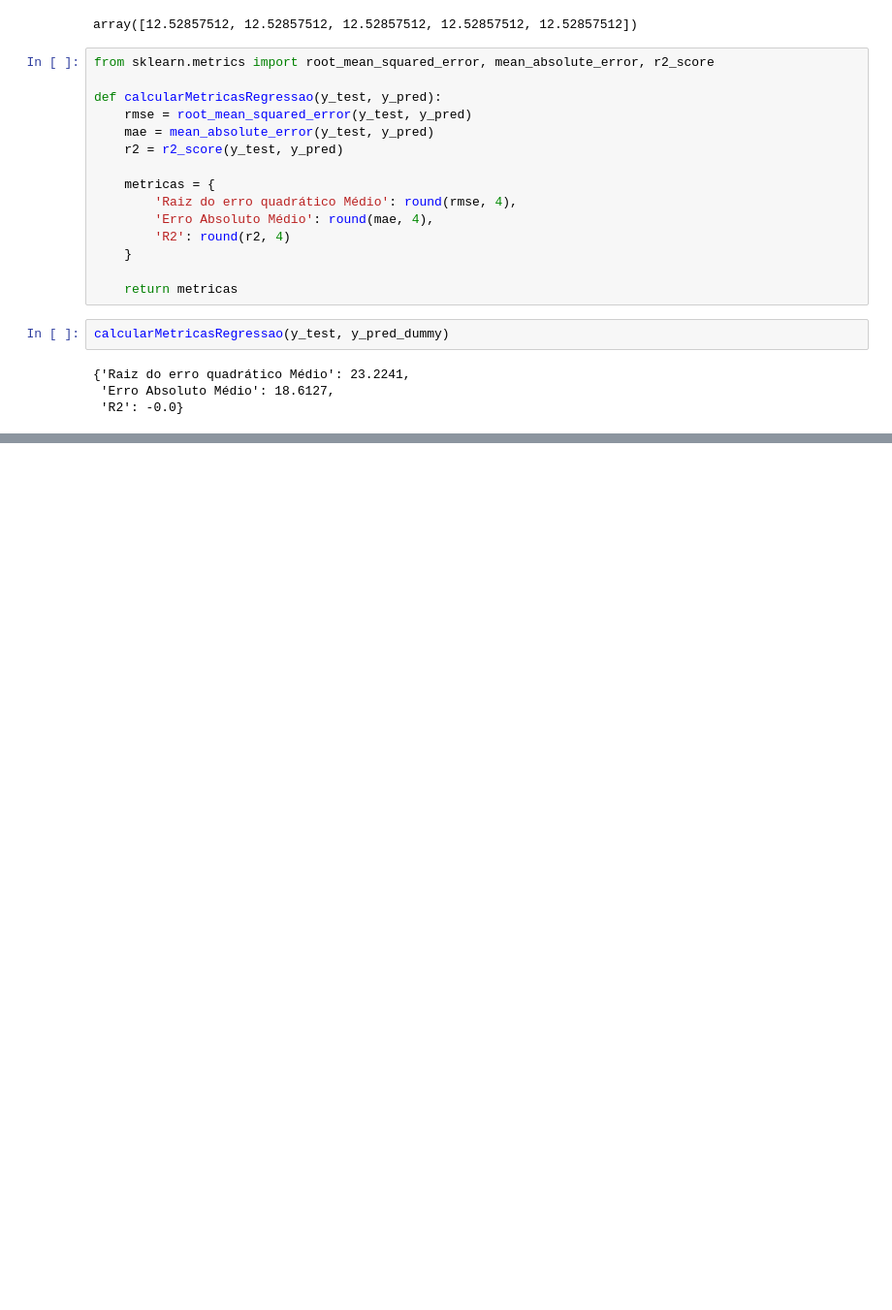
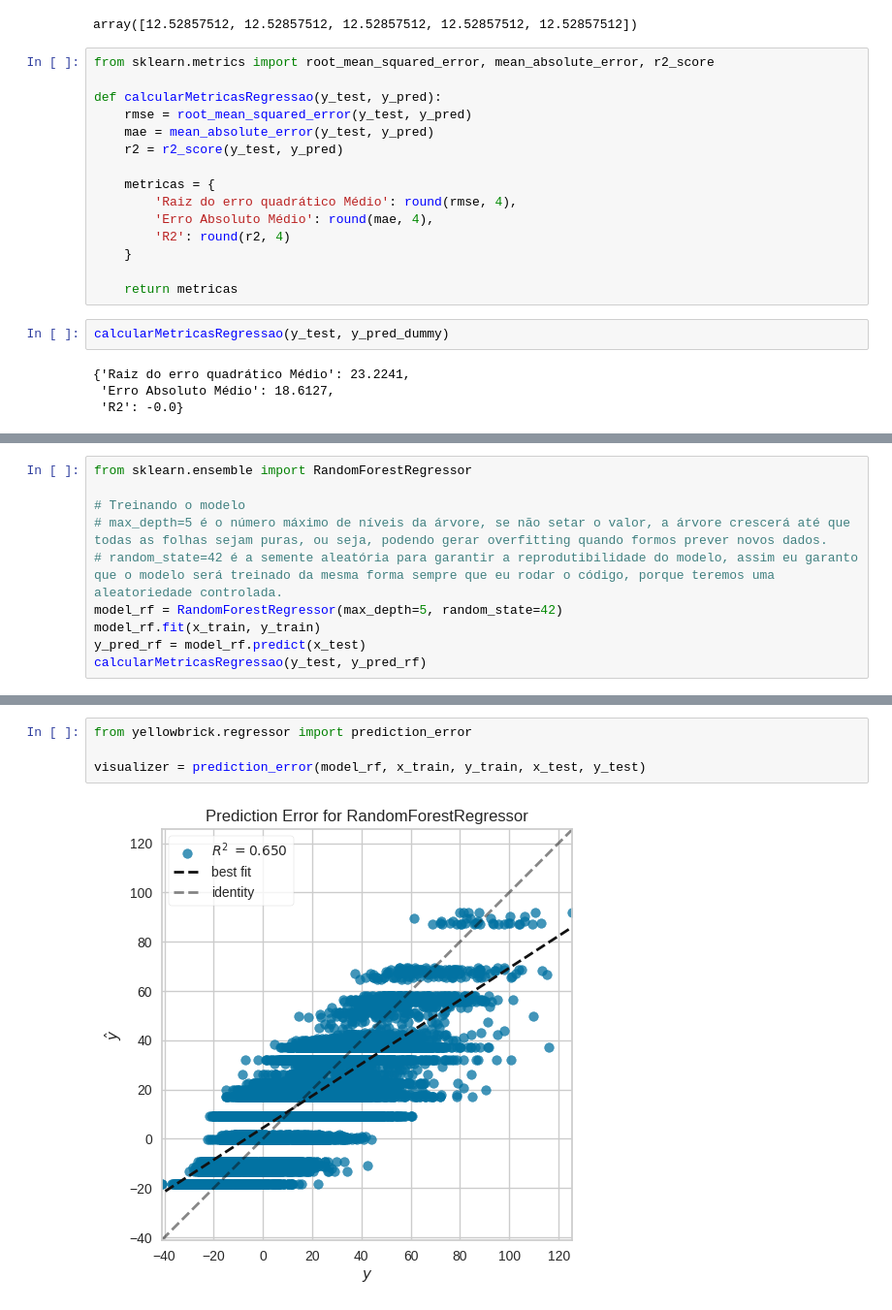
Before and after one commit to vinirmbrozz/RegressionLearning, a Jupyter notebook: src/alura.ipynb, the cells around one changed output, grey strips where cells are left out. Shown at 97% size. Cells and saved outputs as stored; diff of their text form; blank space fills up the shorter version.

Commit message:
Fim + modelo salvo

```diff
--- a/src/alura.ipynb
+++ b/src/alura.ipynb
@@ -289,0 +325,10 @@ calcularMetricasRegressao(y_test, y_pred_dummy)
+# %%
+from sklearn.ensemble import RandomForestRegressor
+
+# Treinando o modelo
+# max_depth=5 é o número máximo de níveis da árvore, se não setar o valor, a árvore crescerá até que todas as folhas sejam puras, ou seja, podendo gerar overfitting quando formos prever novos dados.
+# random_state=42 é a semente aleatória para garantir a reprodutibilidade do modelo, assim eu garanto que o modelo será treinado da mesma forma sempre que eu rodar o código, porque teremos uma aleatoriedade controlada.
+model_rf = RandomForestRegressor(max_depth=5, random_state=42)
+model_rf.fit(x_train, y_train)
+y_pred_rf = model_rf.predict(x_test)
+calcularMetricasRegressao(y_test, y_pred_rf)
@@ -289,0 +345,6 @@ calcularMetricasRegressao(y_test, y_pred_dummy)
+# %%
+from yellowbrick.regressor import prediction_error
+
+visualizer = prediction_error(model_rf, x_train, y_train, x_test, y_test)
+# %% [output]
+[figure, added]
```
Also changed, not shown: parts of 38 cells of this notebook, 1 other file.
